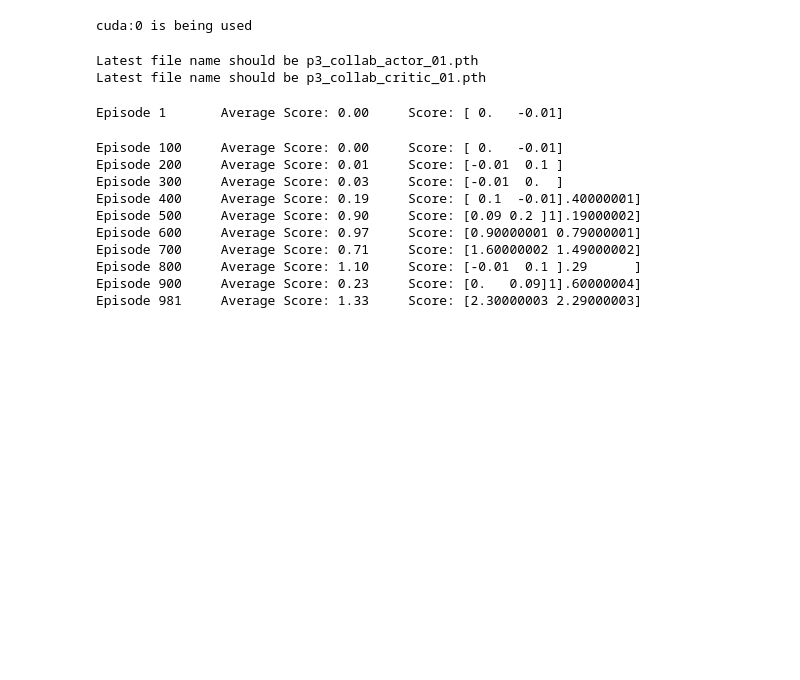
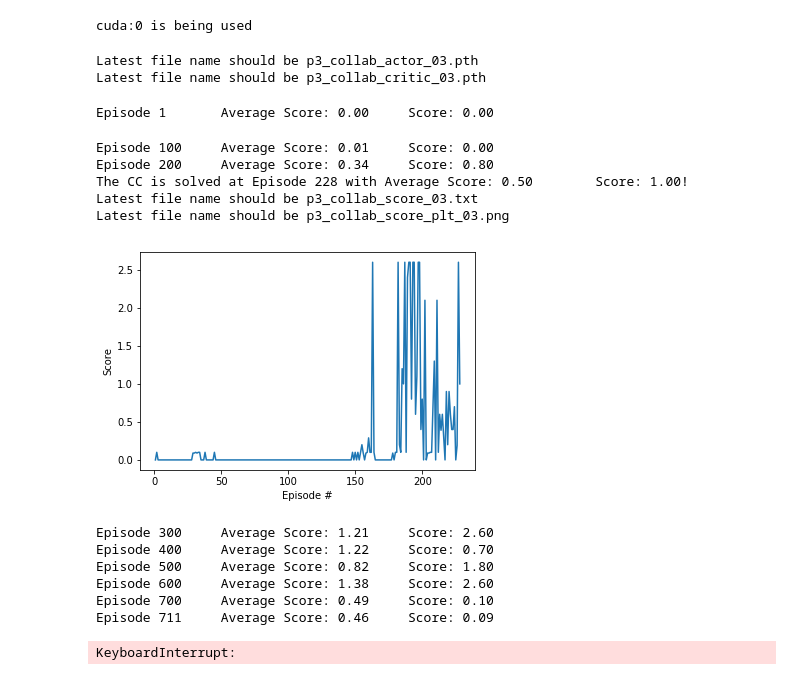
Before and after one commit to Q4living/p3_collab-compet, a Jupyter notebook: Tennis.ipynb, the cells around one changed output. Cells and saved outputs as stored; diff of their text form; code cells hidden in the pictures; blank space fills up the shorter version.

Commit message:
Update the agent new weight

```diff
--- a/Tennis.ipynb
+++ b/Tennis.ipynb
@@ -230,19 +226,22 @@ def ddpg(n_episodes=1000, max_t=1000):
     # print("No luck in solving the CC problem with {} episode".format(n_episodes))
     # return scores
 # %%
-scores = ddpg()
+scores, agent = ddpg()
 # %% [output]
-Latest file name should be p3_collab_actor_01.pth
-Latest file name should be p3_collab_critic_01.pth
+Latest file name should be p3_collab_actor_03.pth
+Latest file name should be p3_collab_critic_03.pth
-Episode 1       Average Score: 0.00     Score: [ 0.   -0.01]
+Episode 1       Average Score: 0.00     Score: 0.00
-Episode 100     Average Score: 0.00     Score: [ 0.   -0.01]
-Episode 200     Average Score: 0.01     Score: [-0.01  0.1 ]
-Episode 300     Average Score: 0.03     Score: [-0.01  0.  ]
-Episode 400     Average Score: 0.19     Score: [ 0.1  -0.01].40000001]
-Episode 500     Average Score: 0.90     Score: [0.09 0.2 ]1].19000002]
-Episode 600     Average Score: 0.97     Score: [0.90000001 0.79000001]
-Episode 700     Average Score: 0.71     Score: [1.60000002 1.49000002]
-Episode 800     Average Score: 1.10     Score: [-0.01  0.1 ].29      ]
-Episode 900     Average Score: 0.23     Score: [0.   0.09]1].60000004]
-Episode 981     Average Score: 1.33     Score: [2.30000003 2.29000003]
+Episode 100     Average Score: 0.01     Score: 0.00
+Episode 200     Average Score: 0.34     Score: 0.80
+The CC is solved at Episode 228 with Average Score: 0.50        Score: 1.00!
+Latest file name should be p3_collab_score_03.txt
+Latest file name should be p3_collab_score_plt_03.png
+[figure, added]
+Episode 300     Average Score: 1.21     Score: 2.60
+Episode 400     Average Score: 1.22     Score: 0.70
+Episode 500     Average Score: 0.82     Score: 1.80
+Episode 600     Average Score: 1.38     Score: 2.60
+Episode 700     Average Score: 0.49     Score: 0.10
+Episode 711     Average Score: 0.46     Score: 0.09
+KeyboardInterrupt:
 # %%
```
Also changed, not shown: parts of 2 cells of this notebook, 2 other files.
